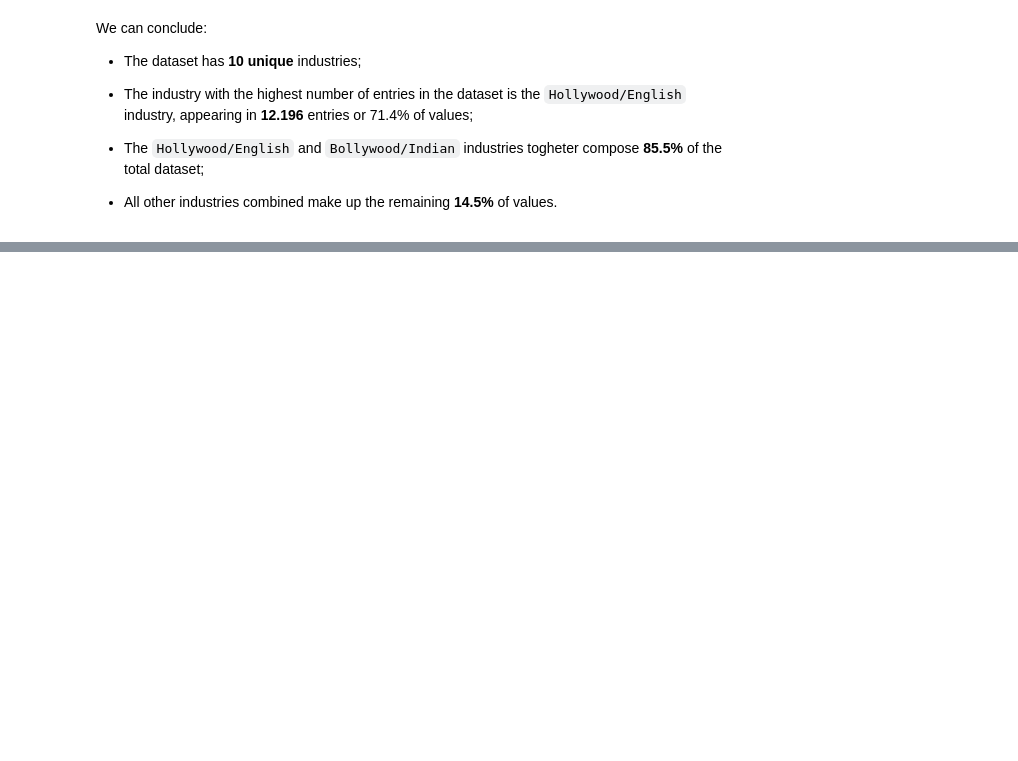
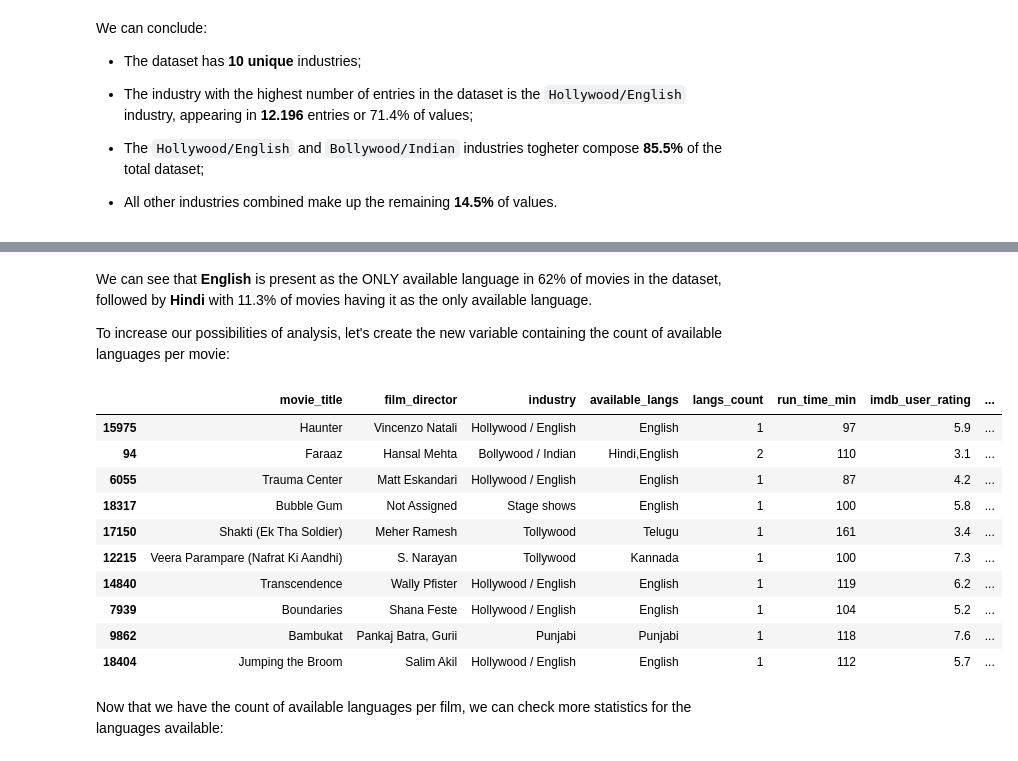
Before and after one commit to JoSEPHDev2022/EDA_Pirated_Movies, a Jupyter notebook: project/2_univariate_analysis.ipynb, the cells around one changed output, grey strips where cells are left out. Cells and saved outputs as stored; diff of their text form; code cells hidden in the pictures; blank space fills up the shorter version.

Commit message:
Univariate analysis: available_langs

```diff
--- a/project/2_univariate_analysis.ipynb
+++ b/project/2_univariate_analysis.ipynb
@@ -584,0 +676,30 @@ We can conclude:
+# %% [markdown]
+We can see that **English** is present as the ONLY available language in 62% of movies in the dataset, followed by **Hindi** with 11.3% of movies having it as the only available language.
+
+To increase our possibilities of analysis, let's create the new variable containing the count of available languages per movie:
+# %%
+# Creating new variable:
+pirated_films['langs_count'] = pirated_films['available_langs'].apply(lambda x: len(x.split(',')))
+# %%
+# Rearranging variables:
+pirated_films = pirated_films.loc[:, ['movie_title', 'film_director', 'industry', 'available_langs',
+                                      'langs_count', 'run_time_min', 'imdb_user_rating', 'worldwide_release',
+                                      'platform_post_date', 'days_to_piracy', 'avg_views_per_download', 'avg_downloads_per_day',
+                                      'downloads', 'total_views']]
+# %%
+# Checking:
+pirated_films.sample(10)
+# %% [output]
+|  | movie_title | film_director | industry | available_langs | langs_count | run_time_min | imdb_user_rating | ... |
+| 15975 | Haunter | Vincenzo Natali | Hollywood / English | English | 1 | 97 | 5.9 | ... |
+| 94 | Faraaz | Hansal Mehta | Bollywood / Indian | Hindi,English | 2 | 110 | 3.1 | ... |
+| 6055 | Trauma Center | Matt Eskandari | Hollywood / English | English | 1 | 87 | 4.2 | ... |
+| 18317 | Bubble Gum | Not Assigned | Stage shows | English | 1 | 100 | 5.8 | ... |
+| 17150 | Shakti (Ek Tha Soldier) | Meher Ramesh | Tollywood | Telugu | 1 | 161 | 3.4 | ... |
+| 12215 | Veera Parampare (Nafrat Ki Aandhi) | S. Narayan | Tollywood | Kannada | 1 | 100 | 7.3 | ... |
+| 14840 | Transcendence | Wally Pfister | Hollywood / English | English | 1 | 119 | 6.2 | ... |
+| 7939 | Boundaries | Shana Feste | Hollywood / English | English | 1 | 104 | 5.2 | ... |
+| 9862 | Bambukat | Pankaj Batra, Gurii | Punjabi | Punjabi | 1 | 118 | 7.6 | ... |
+| 18404 | Jumping the Broom | Salim Akil | Hollywood / English | English | 1 | 112 | 5.7 | ... |
+# %% [markdown]
+Now that we have the count of available languages per film, we can check more statistics for the languages available:
```
Also changed, not shown: parts of 18 cells of this notebook.
